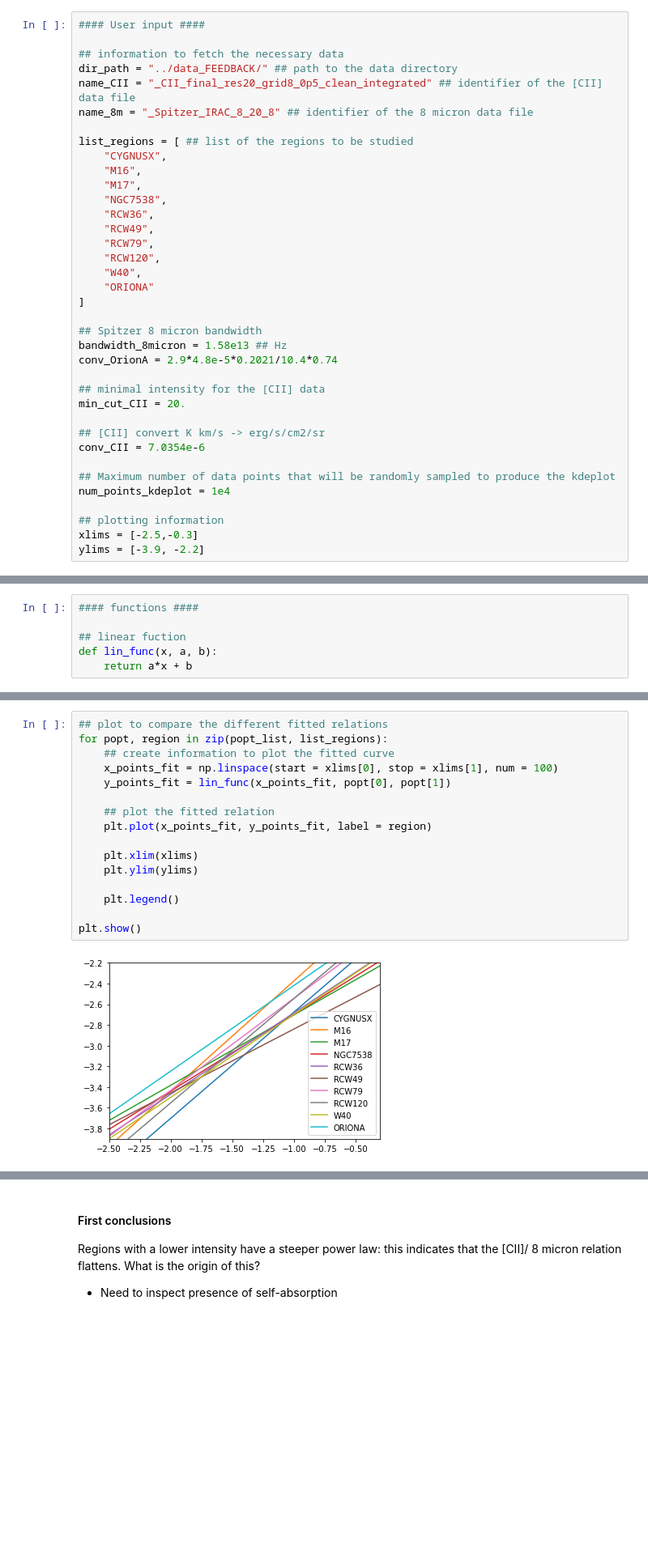
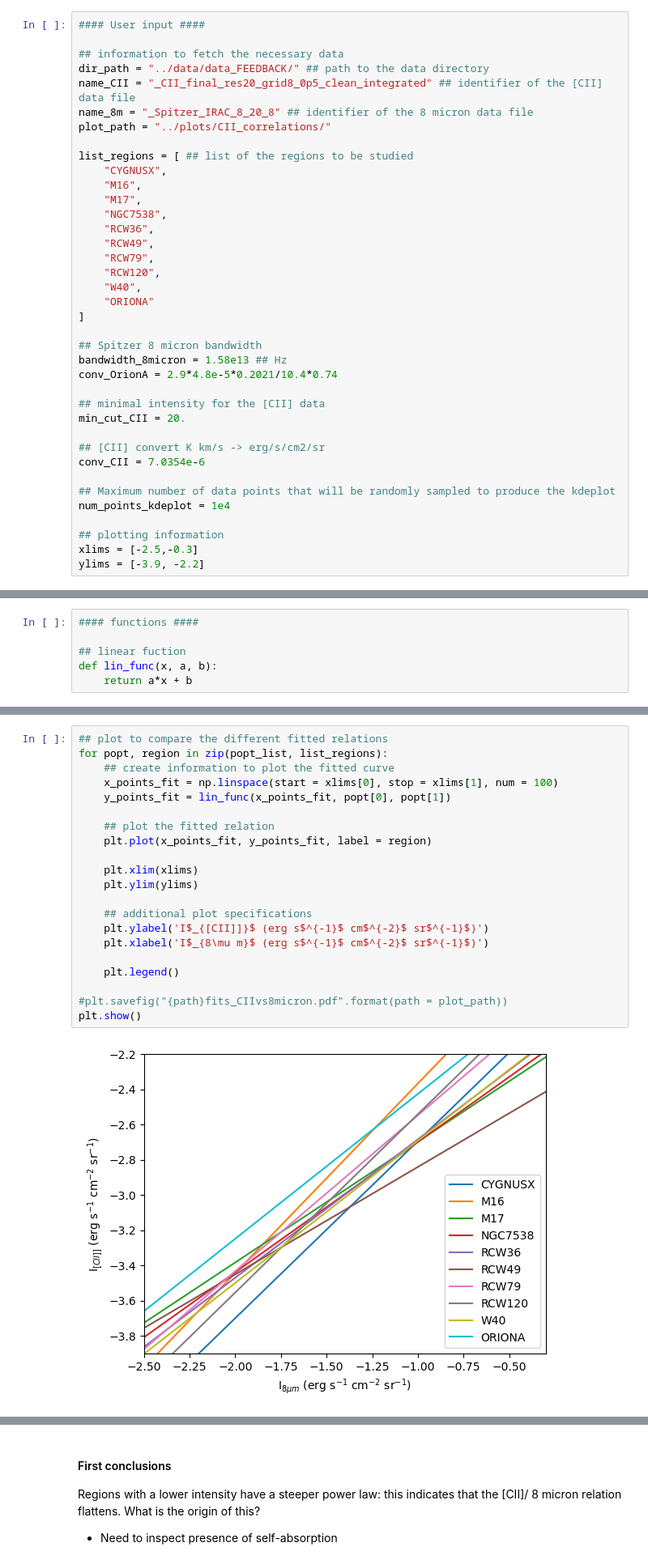
Before and after one commit to lmlb-astro/CII_intensity_correlations, a Jupyter notebook: correlation_CII_8micron_full_regions.ipynb, the cells around one changed output, grey strips where cells are left out. Shown at 81% size. Cells and saved outputs as stored; diff of their text form; blank space fills up the shorter version.

```diff
--- a/correlation_CII_8micron_full_regions.ipynb
+++ b/correlation_CII_8micron_full_regions.ipynb
@@ -22,9 +22,10 @@ from numpy.random import randint
 #### User input ####
 
 ## information to fetch the necessary data
-dir_path = "../data_FEEDBACK/" ## path to the data directory
+dir_path = "../data/data_FEEDBACK/" ## path to the data directory
 name_CII = "_CII_final_res20_grid8_0p5_clean_integrated" ## identifier of the [CII] data file
 name_8m = "_Spitzer_IRAC_8_20_8" ## identifier of the 8 micron data file
+plot_path = "../plots/CII_correlations/"
 
 list_regions = [ ## list of the regions to be studied
     "CYGNUSX",
@@ -210,21 +213,26 @@ for df, region in zip(data_list, list_regions):
 # %%
 ## plot to compare the different fitted relations
 for popt, region in zip(popt_list, list_regions):
     ## create information to plot the fitted curve
     x_points_fit = np.linspace(start = xlims[0], stop = xlims[1], num = 100)
     y_points_fit = lin_func(x_points_fit, popt[0], popt[1])
 
     ## plot the fitted relation
     plt.plot(x_points_fit, y_points_fit, label = region)
 
     plt.xlim(xlims)
     plt.ylim(ylims)
 
+    ## additional plot specifications
+    plt.ylabel('I$_{[CII]]}$ (erg s$^{-1}$ cm$^{-2}$ sr$^{-1}$)')
+    plt.xlabel('I$_{8\mu m}$ (erg s$^{-1}$ cm$^{-2}$ sr$^{-1}$)')
+
     plt.legend()
 
+#plt.savefig("{path}fits_CIIvs8micron.pdf".format(path = plot_path))
 plt.show()
 # %% [output]
-[figure, old version]
+[figure, new version]
 # %%
 ## investigate the link between the offset and powerlaw index as a function of average [CII] intensity
 av_list = []
```
Also changed, not shown: parts of 5 cells of this notebook, 2 other files.
